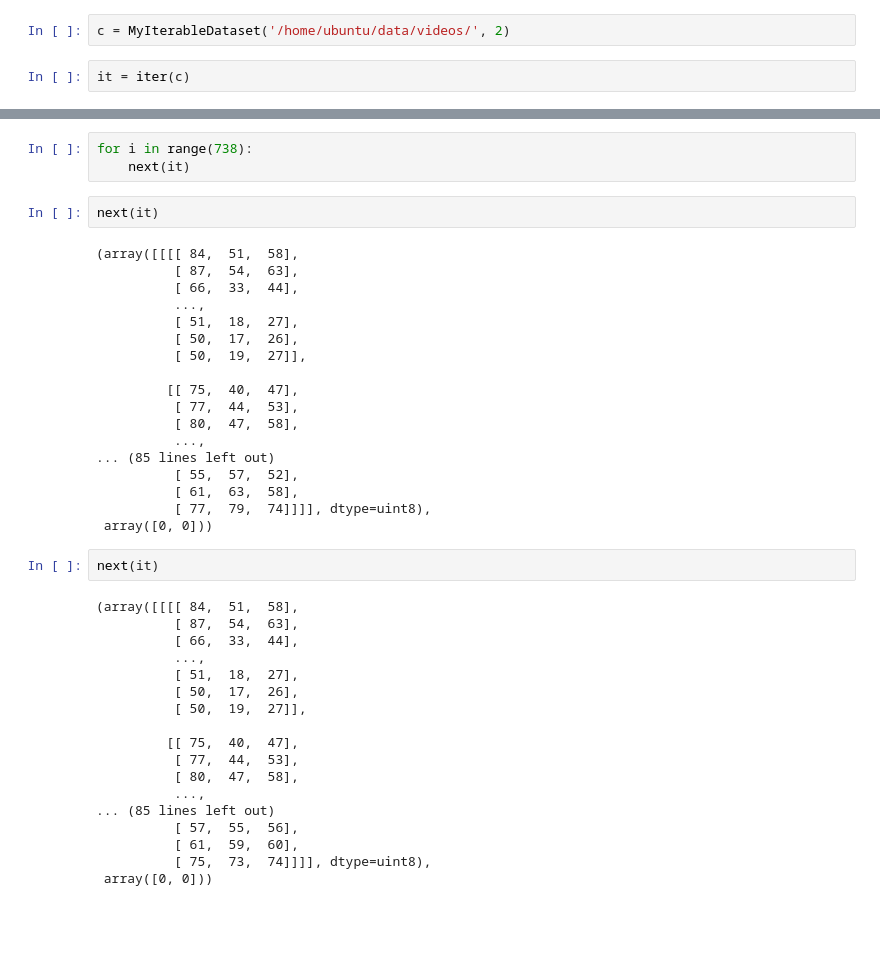
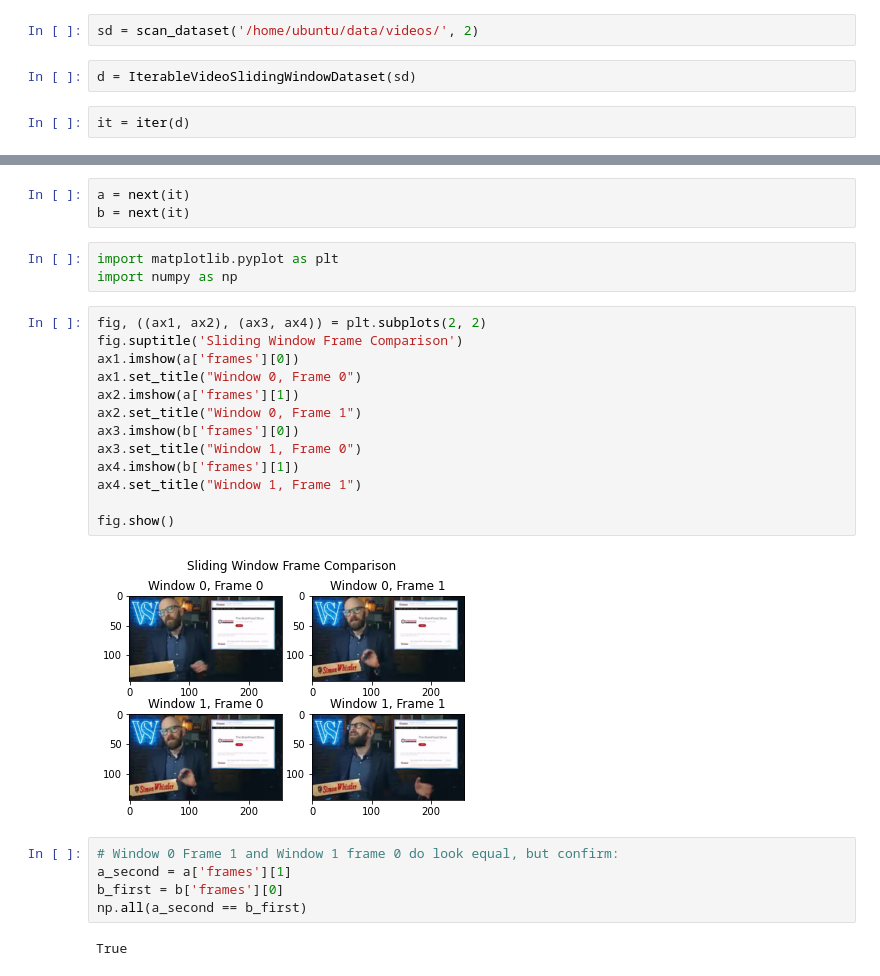
Before and after one commit to DeepSponsorBlock/DeepSponsorBlock, a Jupyter notebook: notebooks/TestTorchDataset.ipynb, the cells around one changed output, grey strips where cells are left out. Drawn from its saved outputs; the diff is of its cells as text; blank space fills up the shorter version.

Commit message:
Update Torch dataset test notebook

```diff
--- a/notebooks/TestTorchDataset.ipynb
+++ b/notebooks/TestTorchDataset.ipynb
@@ -137,4 +6,6 @@ class MyIterableDataset:
 # %%
-c = MyIterableDataset('/home/ubuntu/data/videos/', 2)
+sd = scan_dataset('/home/ubuntu/data/videos/', 2)
+# %%
+d = IterableVideoSlidingWindowDataset(sd)
 # %%
-it = iter(c)
+it = iter(d)
@@ -181,43 +12,28 @@ next(it)
-# %%
-for i in range(738):
-    next(it)
-# %%
-next(it)
-# %% [output]
-(array([[[[ 84,  51,  58],
-          [ 87,  54,  63],
-          [ 66,  33,  44],
-          ...,
-          [ 51,  18,  27],
-          [ 50,  17,  26],
-          [ 50,  19,  27]],
-
-         [[ 75,  40,  47],
-          [ 77,  44,  53],
-          [ 80,  47,  58],
-          ...,
-... (85 lines left out)
-          [ 55,  57,  52],
-          [ 61,  63,  58],
-          [ 77,  79,  74]]]], dtype=uint8),
- array([0, 0]))
-# %%
-next(it)
-# %% [output]
-(array([[[[ 84,  51,  58],
-          [ 87,  54,  63],
-          [ 66,  33,  44],
-          ...,
-          [ 51,  18,  27],
-          [ 50,  17,  26],
-          [ 50,  19,  27]],
-
-         [[ 75,  40,  47],
-          [ 77,  44,  53],
-          [ 80,  47,  58],
-          ...,
-... (85 lines left out)
-          [ 57,  55,  56],
-          [ 61,  59,  60],
-          [ 75,  73,  74]]]], dtype=uint8),
- array([0, 0]))
+# %%
+a = next(it)
+b = next(it)
+# %%
+import matplotlib.pyplot as plt
+import numpy as np
+# %%
+fig, ((ax1, ax2), (ax3, ax4)) = plt.subplots(2, 2)
+fig.suptitle('Sliding Window Frame Comparison')
+ax1.imshow(a['frames'][0])
+ax1.set_title("Window 0, Frame 0")
+ax2.imshow(a['frames'][1])
+ax2.set_title("Window 0, Frame 1")
+ax3.imshow(b['frames'][0])
+ax3.set_title("Window 1, Frame 0")
+ax4.imshow(b['frames'][1])
+ax4.set_title("Window 1, Frame 1")
+
+fig.show()
+# %% [output]
+[figure, added]
+# %%
+# Window 0 Frame 1 and Window 1 frame 0 do look equal, but confirm:
+a_second = a['frames'][1]
+b_first = b['frames'][0]
+np.all(a_second == b_first)
+# %% [output]
+True
```
Also changed, not shown: parts of 6 cells of this notebook.
